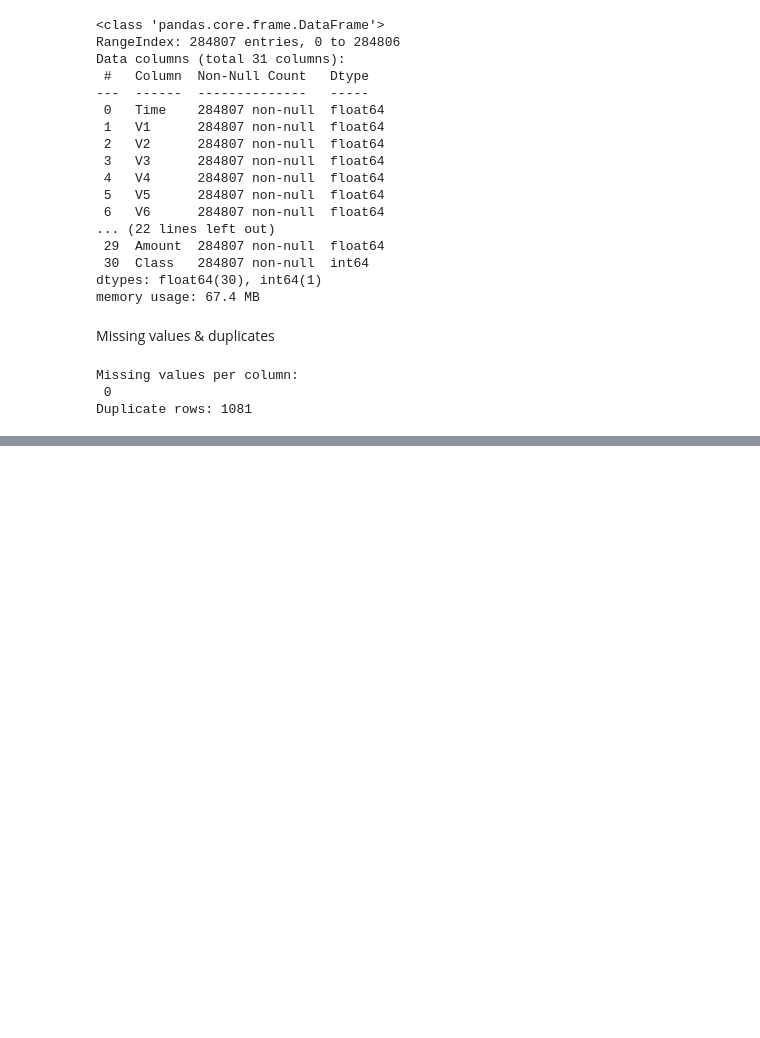
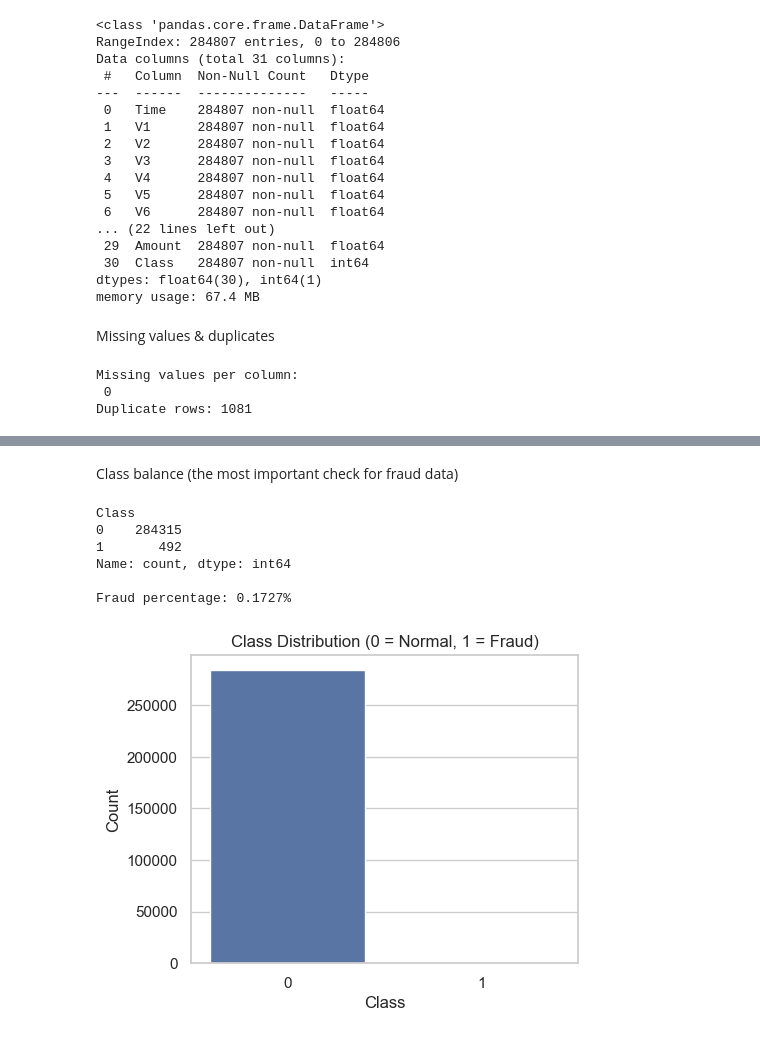
Before and after one commit to Emna-chebbi/logistic-regression-fraud-detection, a Jupyter notebook: logistic-regression-fraud-detection.ipynb, the cells around one changed output, grey strips where cells are left out. Saved outputs shown, nothing was run; the diff lists cells and outputs as text; code cells hidden in the pictures; blank space fills up the shorter version.

Commit message:
Implement class distribution analysis

```diff
--- a/logistic-regression-fraud-detection.ipynb
+++ b/logistic-regression-fraud-detection.ipynb
@@ -72,0 +76,21 @@ df.head()
+# %% [markdown]
+Class balance (the most important check for fraud data)
+# %%
+class_counts = df['Class'].value_counts()
+print(class_counts)
+print(f"\nFraud percentage: {class_counts[1] / len(df) * 100:.4f}%")
+
+plt.figure(figsize=(5,4))
+sns.countplot(x='Class', data=df)
+plt.title('Class Distribution (0 = Normal, 1 = Fraud)')
+plt.xlabel('Class')
+plt.ylabel('Count')
+plt.show()
+# %% [output]
+Class
+0    284315
+1       492
+Name: count, dtype: int64
+
+Fraud percentage: 0.1727%
+[figure, added]
```
Also changed, not shown: parts of 4 cells of this notebook.
